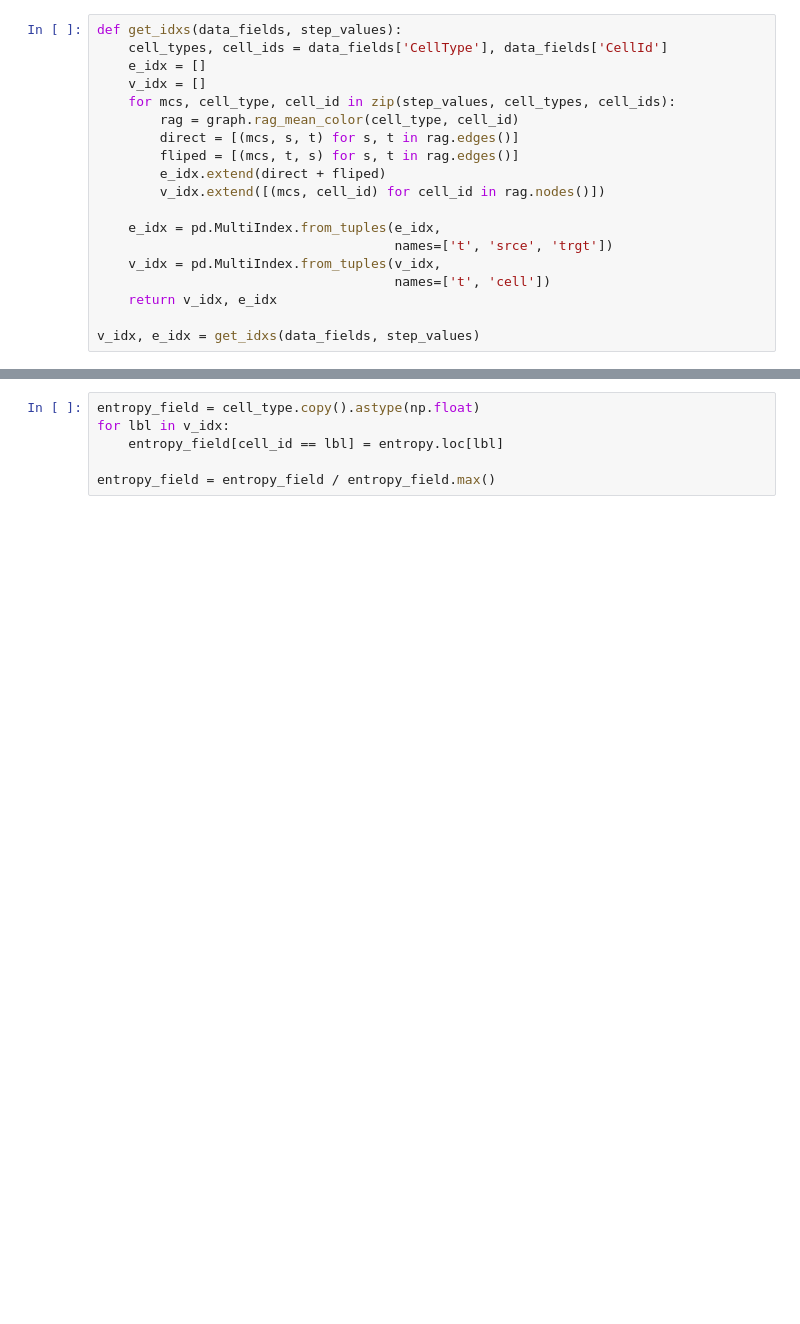
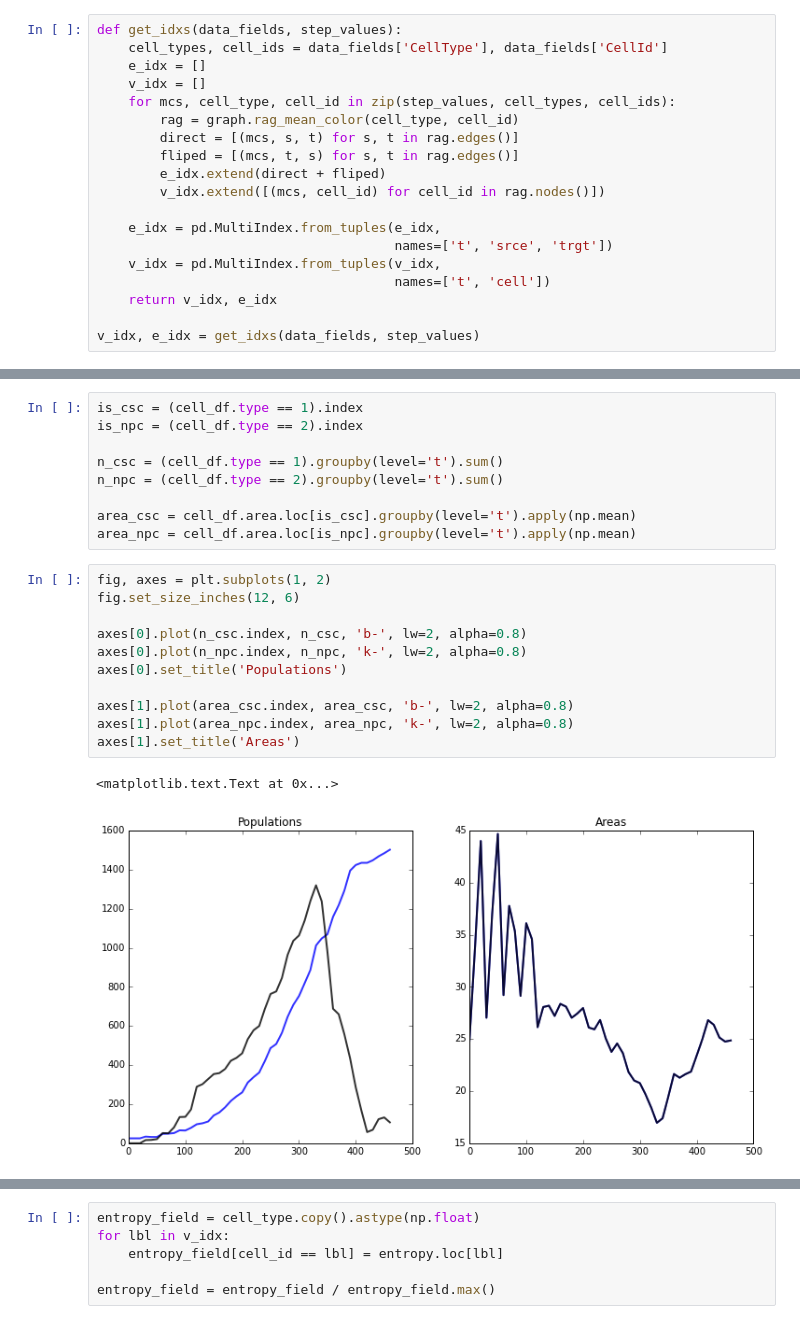
Before and after one commit to glyg/CancerStemCells_GGH, a Jupyter notebook: Notebooks/CompuCell3D simulations Importer.ipynb, the cells around one changed output, grey strips where cells are left out. Saved outputs shown, nothing was run; the diff lists cells and outputs as text; blank space fills up the shorter version.

```diff
--- a/Notebooks/CompuCell3D simulations Importer.ipynb
+++ b/Notebooks/CompuCell3D simulations Importer.ipynb
@@ -296,2 +366,25 @@ cell_df.head()
+# %%
+is_csc = (cell_df.type == 1).index
+is_npc = (cell_df.type == 2).index
+
+n_csc = (cell_df.type == 1).groupby(level='t').sum()
+n_npc = (cell_df.type == 2).groupby(level='t').sum()
+
+area_csc = cell_df.area.loc[is_csc].groupby(level='t').apply(np.mean)
+area_npc = cell_df.area.loc[is_npc].groupby(level='t').apply(np.mean)
+# %%
+fig, axes = plt.subplots(1, 2)
+fig.set_size_inches(12, 6)
+
+axes[0].plot(n_csc.index, n_csc, 'b-', lw=2, alpha=0.8)
+axes[0].plot(n_npc.index, n_npc, 'k-', lw=2, alpha=0.8)
+axes[0].set_title('Populations')
+
+axes[1].plot(area_csc.index, area_csc, 'b-', lw=2, alpha=0.8)
+axes[1].plot(area_npc.index, area_npc, 'k-', lw=2, alpha=0.8)
+axes[1].set_title('Areas')
+# %% [output]
+<matplotlib.text.Text at 0x...>
+[figure, added]
 # %%
 fig, ax = plt.subplots()
```
Also changed, not shown: parts of 16 cells of this notebook, 2 other files.
